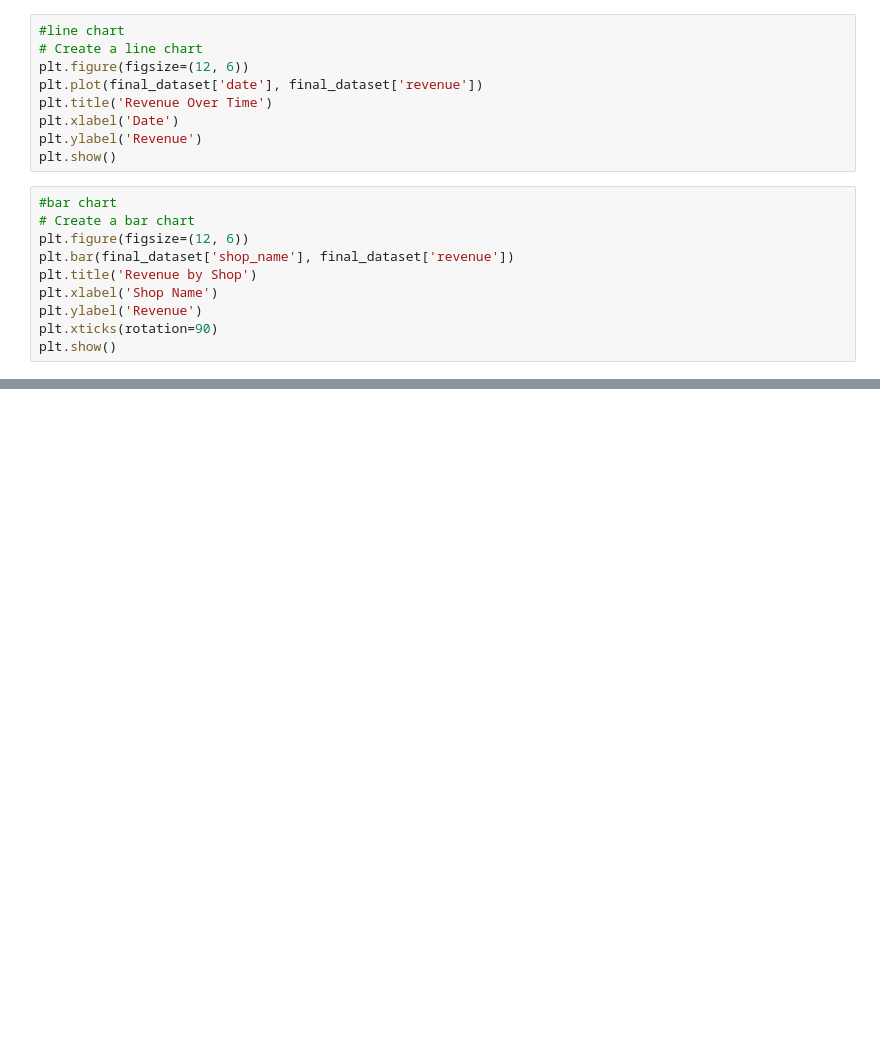
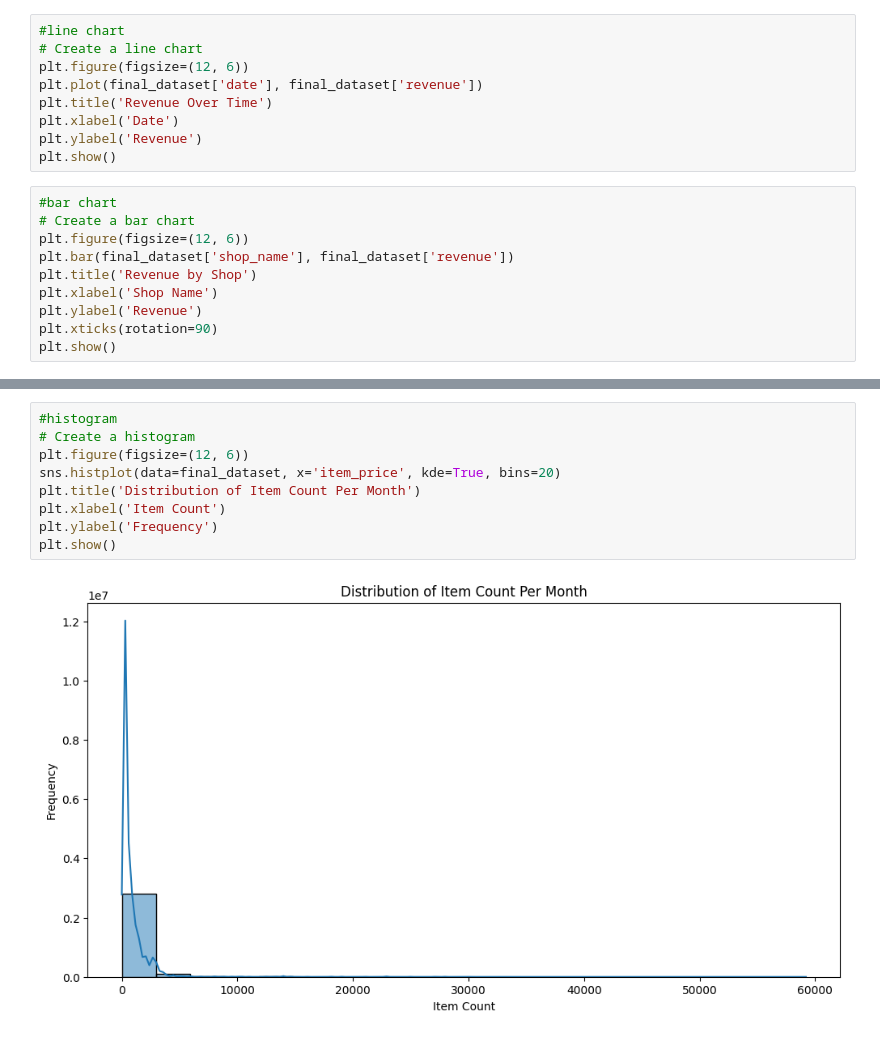
Before and after one commit to Rumeasiyan/sales-forecasting-machine-learning, a Jupyter notebook: grocery-sales-forecasting.ipynb, the cells around one changed output, grey strips where cells are left out. Cells and saved outputs as stored; diff of their text form; blank space fills up the shorter version.

```diff
--- a/grocery-sales-forecasting.ipynb
+++ b/grocery-sales-forecasting.ipynb
@@ -1908,0 +1939,11 @@ plt.show()
+# %%
+#histogram
+# Create a histogram
+plt.figure(figsize=(12, 6))
+sns.histplot(data=final_dataset, x='item_price', kde=True, bins=20)
+plt.title('Distribution of Item Count Per Month')
+plt.xlabel('Item Count')
+plt.ylabel('Frequency')
+plt.show()
+# %% [output]
+[figure, added]
```
Also changed, not shown: parts of 7 cells of this notebook.
